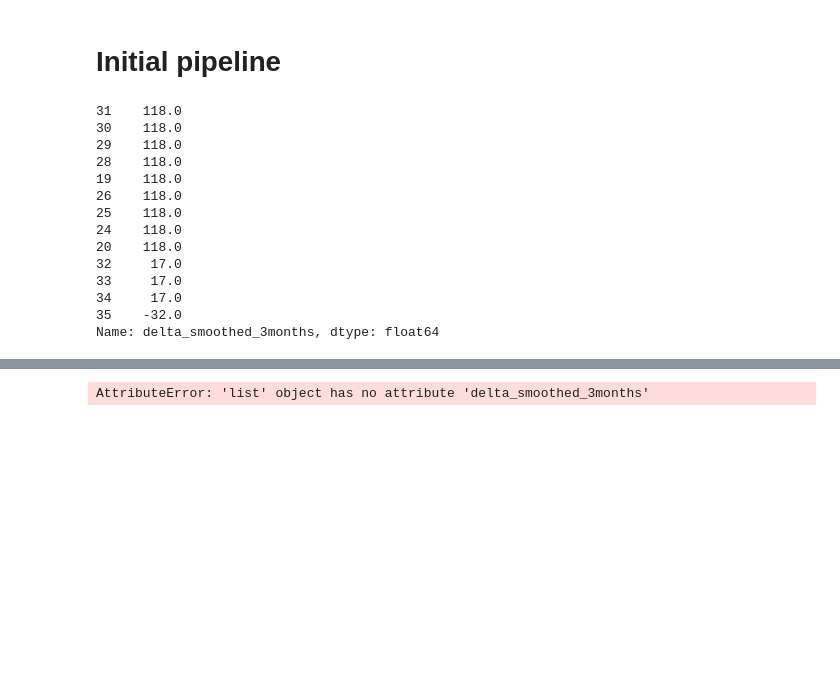
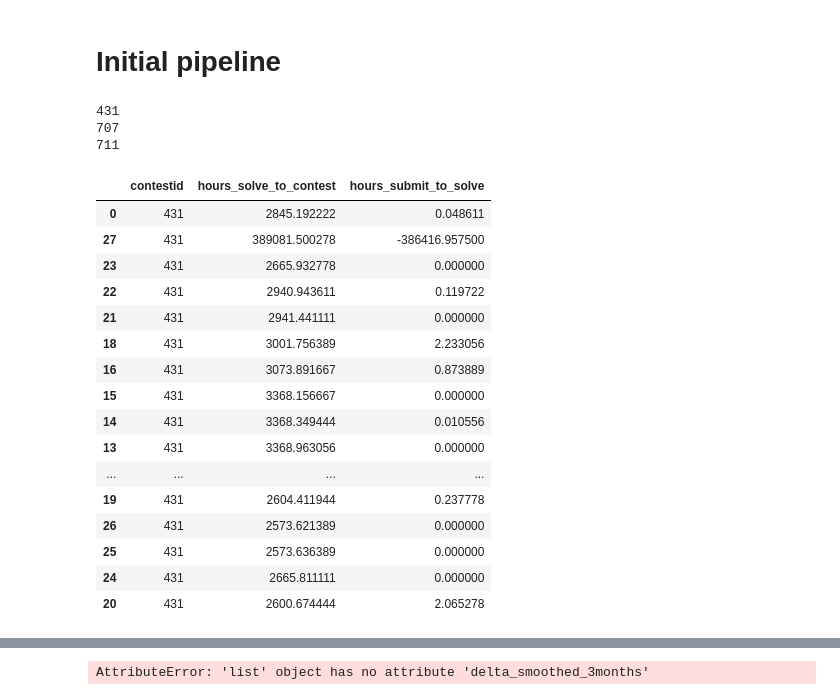
Before and after one commit to yjiao/codeforces_predict, a Jupyter notebook: keras_v2.ipynb, the cells around one changed output, grey strips where cells are left out. Saved outputs shown, nothing was run; the diff lists cells and outputs as text; code cells hidden in the pictures; blank space fills up the shorter version.

```diff
--- a/keras_v2.ipynb
+++ b/keras_v2.ipynb
@@ -44,21 +44,28 @@ with open('set_test.txt') as f:
 user_batch = 10
 # %%
 reload(keras_functions)
-test = keras_functions.get_user_data('2difficult4me', binvars=binvars, month=3, maxtimepts=500)
+x= keras_functions.get_user_data('2difficult4me', binvars=binvars, month=3, maxtimepts=500)
+# %% [output]
+431
+707
+711
-# %%
-test.delta_smoothed_3months
-# %% [output]
-31    118.0
-30    118.0
-29    118.0
-28    118.0
-19    118.0
-26    118.0
-25    118.0
-24    118.0
-20    118.0
-32     17.0
-33     17.0
-34     17.0
-35    -32.0
-Name: delta_smoothed_3months, dtype: float64
+# %%
+x[0][['contestid', 'hours_solve_to_contest', 'hours_submit_to_solve']]
+# %% [output]
+|  | contestid | hours_solve_to_contest | hours_submit_to_solve |
+| 0 | 431 | 2845.192222 | 0.048611 |
+| 27 | 431 | 389081.500278 | -386416.957500 |
+| 23 | 431 | 2665.932778 | 0.000000 |
+| 22 | 431 | 2940.943611 | 0.119722 |
+| 21 | 431 | 2941.441111 | 0.000000 |
+| 18 | 431 | 3001.756389 | 2.233056 |
+| 16 | 431 | 3073.891667 | 0.873889 |
+| 15 | 431 | 3368.156667 | 0.000000 |
+| 14 | 431 | 3368.349444 | 0.010556 |
+| 13 | 431 | 3368.963056 | 0.000000 |
+| ... | ... | ... | ... |
+| 19 | 431 | 2604.411944 | 0.237778 |
+| 26 | 431 | 2573.621389 | 0.000000 |
+| 25 | 431 | 2573.636389 | 0.000000 |
+| 24 | 431 | 2665.811111 | 0.000000 |
+| 20 | 431 | 2600.674444 | 2.065278 |
```
Also changed, not shown: parts of 1 cell of this notebook, 3 other files.
